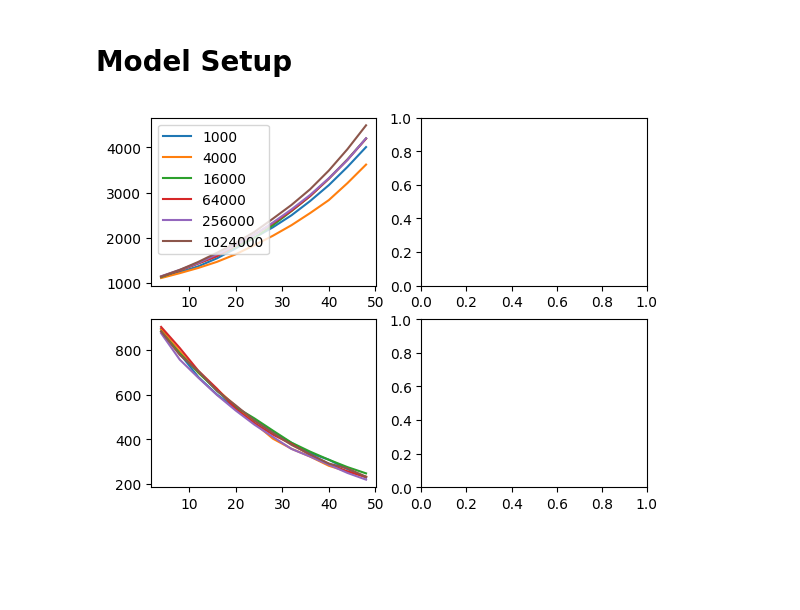
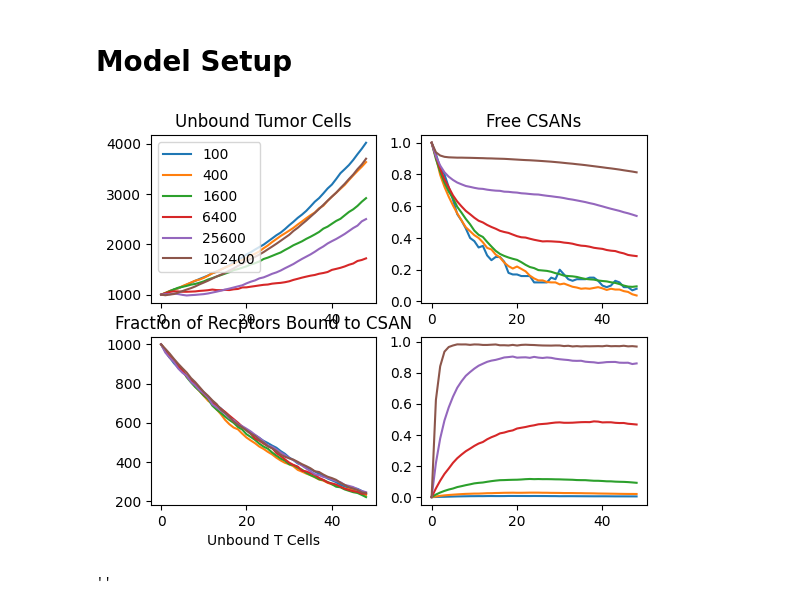
Before and after one commit to naomiburks/stochastic_csans, a Jupyter notebook: full_stochastic.ipynb, the cells around one changed output. Saved outputs shown, nothing was run; the diff lists cells and outputs as text; code cells hidden in the pictures; blank space fills up the shorter version.

```diff
--- a/full_stochastic.ipynb
+++ b/full_stochastic.ipynb
@@ -370,6 +370,20 @@ class State:
             return total_bound_D
         return total_bound_D / total_T
 
+    def fraction_of_receptors_bound(self):
+        e_receptors = len(self.Es) - 1
+        t_receptors = len(self.Ts) - 1
+        total_bound_csan = 0
+        total_receptors = 0
+        for i, count in enumerate(self.Es):
+            total_bound_csan += i * count
+            total_receptors += e_receptors * count
+        for i, count in enumerate(self.Ts):
+            total_bound_csan += i * count
+            total_receptors += t_receptors * count
+        return total_bound_csan / total_receptors
+
+
     def export_to_list(self):
         l = [self.D]
         for e in self.Es:
@@ -487,41 +501,57 @@ parameters = {
     "b_T": 0.03,
     "d_E": 0.03,
     "d_T": 0,
-    "lambda_E": 0.0001,
-    "lambda_T": 0.0001,
+    "lambda_E": 0.00001,
+    "lambda_T": 0.00001,
     "mu_E": 0,
     "mu_T": 0,
     "lambda_ET": 0.0001,
-    "p_E|T": 0.001,
+    "p_E|T": 0,
     "p_E|DT": .1,
     "p_ED|T": .1,
     "M": 10,
-    "d_EDT": 1,
-    "d_ET": 1,
+    "d_EDT": 10,
+    "d_ET": 10,
 }
 initial_t = 1000
 initial_e = 1000
-min_dose = 1000
+min_dose = 100
 # %%
-times = [i * 4  + 4 for i in range(12)]
+times = [i for i in range(49)]
 dosages = [min_dose * 4 ** i for i in range(6)]
 model = CSANModel(e_receptors, t_receptors)
 initial_states = []
 for dose in dosages:
     initial_states.append(model.get_free_state(initial_e, dose, initial_t))
 
 
 fig, ax = plt.subplots(2, 2)
-for initial_state in initial_states:
+for i, initial_state in enumerate(initial_states):
     result = model.run_timepoints(parameters, initial_state, times)
     tumor_count = []
     tcell_count = []
+    free_csan_count = []
+    fraction_bound = []
     for time_data in result:
         tumor_count.append(time_data.T())
         tcell_count.append(time_data.E())
+        free_csan_count.append(time_data.D / dosages[i])
+        fraction_bound.append(time_data.fraction_of_receptors_bound())
+
+
     ax[0, 0].plot(times, tumor_count, label=f"{initial_state.D}")
     ax[1, 0].plot(times, tcell_count)
+    ax[0, 1].plot(times, free_csan_count)
+    ax[1, 1].plot(times, fraction_bound)
+    ax[0, 0].set_title("Unbound Tumor Cells")
+    ax[1, 0].set_xlabel("Unbound T Cells")
+    ax[0, 1].set_title("Free CSANs")
+    ax[1, 1].set_xlabel("Fraction of Recptors Bound to CSAN")
 ax[0, 0].legend()
 plt.show()
 # %% [output]
-[figure, old version]
+[figure, new version]
+# %%
+_
+# %% [output]
+''
```
